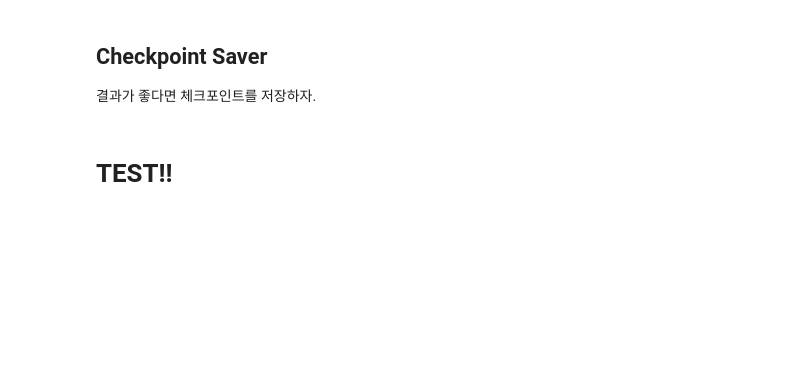
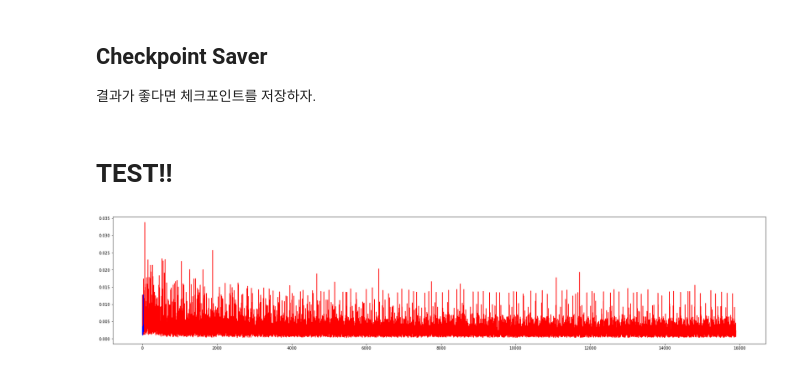
Before and after one commit to Kicory/ML_StockPJ, a Jupyter notebook: Notebook/Season2/TheGrandPredictor.ipynb, the cells around one changed output. Drawn from its saved outputs; the diff is of its cells as text; code cells hidden in the pictures; blank space fills up the shorter version.

```diff
--- a/Notebook/Season2/TheGrandPredictor.ipynb
+++ b/Notebook/Season2/TheGrandPredictor.ipynb
@@ -325,4 +317,26 @@ ckpt = {'predictor':predictor.state_dict(),
 torch.save(ckpt, ckpt_path)
 # %% [markdown]
 # TEST!!
+# %%
+def drawTestLossFig():
+  predictor.eval()
+
+  losses_test = []
+  givenSets, trueSets = makeInputUnits(TEST, GivenCnt, PredictCnt)
+  batIter = makeBatches(givenSets, trueSets, BatchSize)
+
+  for batch in batIter:
+    givenData, trueData = batch
+    predictedData = predictor(givenData, PredictCnt)
+    loss = F.mse_loss(predictedData, trueData)
+
+    losses_test.append(loss.item())
+
+  plt.figure(figsize=(30, 6))
+  plt.plot(losses, '-r')
+  plt.plot(losses_test, '-b')
+
+drawTestLossFig()
+# %% [output]
+[figure, added]
 # %%
```
Also changed, not shown: parts of 8 cells of this notebook.
